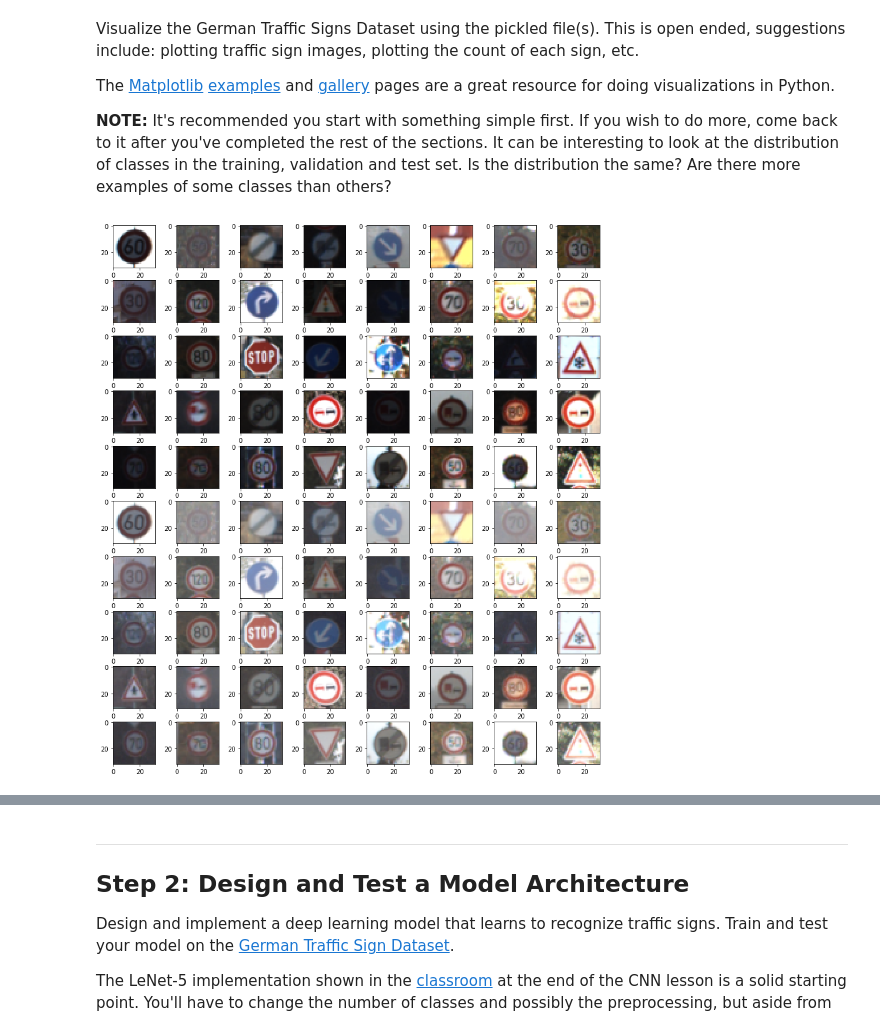
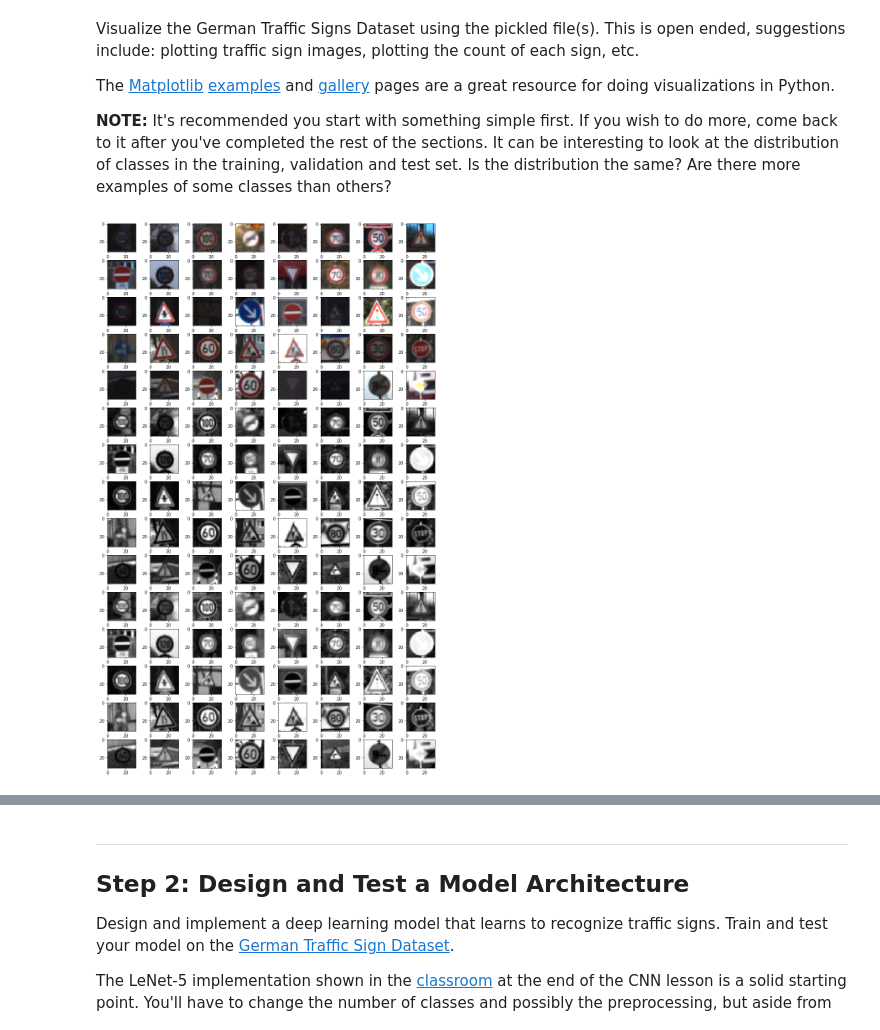
Before and after one commit to gonzaloruizdevilla/CarND-Traffic-Sign-Classifier-Project, a Jupyter notebook: Traffic_Sign_Classifier.ipynb, the cells around one changed output, grey strips where cells are left out. Drawn from its saved outputs; the diff is of its cells as text; code cells hidden in the pictures.

```diff
--- a/Traffic_Sign_Classifier.ipynb
+++ b/Traffic_Sign_Classifier.ipynb
@@ -36,6 +36,6 @@ with open(validation_file, mode='rb') as f:
 with open(testing_file, mode='rb') as f:
     test = pickle.load(f)
 
-X_train, y_train = train['features'], train['labels']
-X_valid, y_valid = valid['features'], valid['labels']
-X_test, y_test = test['features'], test['labels']
+X_train_orig, y_train_orig = train['features'], train['labels']
+X_valid_orig, y_valid_orig = valid['features'], valid['labels']
+X_test_orig, y_test_orig = test['features'], test['labels']
@@ -107,22 +134,29 @@ def adjust_gamma(image, gamma=1.0):
 
     # apply gamma correction using the lookup table
     return cv2.LUT(image, table)
+
+def to_gray(img):
+    return cv2.cvtColor(img,cv2.COLOR_BGR2GRAY)
 # %%
 import numpy as np
 
-plt.figure(figsize=[14,16]) # set image size
+plt.figure(figsize=[14,24]) # set image size
 plt.subplots_adjust(wspace = 0.5)# set distance between the subplots
 
-indices = np.arange(len(X_train))
+indices = np.arange(len(X_train_orig))
 rnd_indices = np.random.choice(indices, size=40)
 
 
 
-for i, image in enumerate(X_train[rnd_indices]):
-    plt.subplot(10,8,i+1)
+for i, image in enumerate(X_train_orig[rnd_indices]):
+    plt.subplot(15,8,i+1)
     imgplot = plt.imshow(image)
-    plt.subplot(10,8,40+i+1)
-    imgplot = plt.imshow(adjust_gamma(image, gamma=2))
+    plt.subplot(15,8,40+i+1)
+    #imgplot = plt.imshow(to_gray(adjust_gamma(image, gamma=2)), cmap="gray")
+    imgplot = plt.imshow(to_gray(image), cmap="gray")
+    plt.subplot(15,8,80+i+1)
+    #imgplot = plt.imshow(to_gray(adjust_gamma(image, gamma=2)), cmap="gray")
+    imgplot = plt.imshow(adjust_gamma(to_gray(image), gamma=2), cmap="gray")
 plt.show()
 # %% [output]
-[figure, old version]
+[figure, new version]
```
Also changed, not shown: parts of 30 cells of this notebook, 14 other files.
